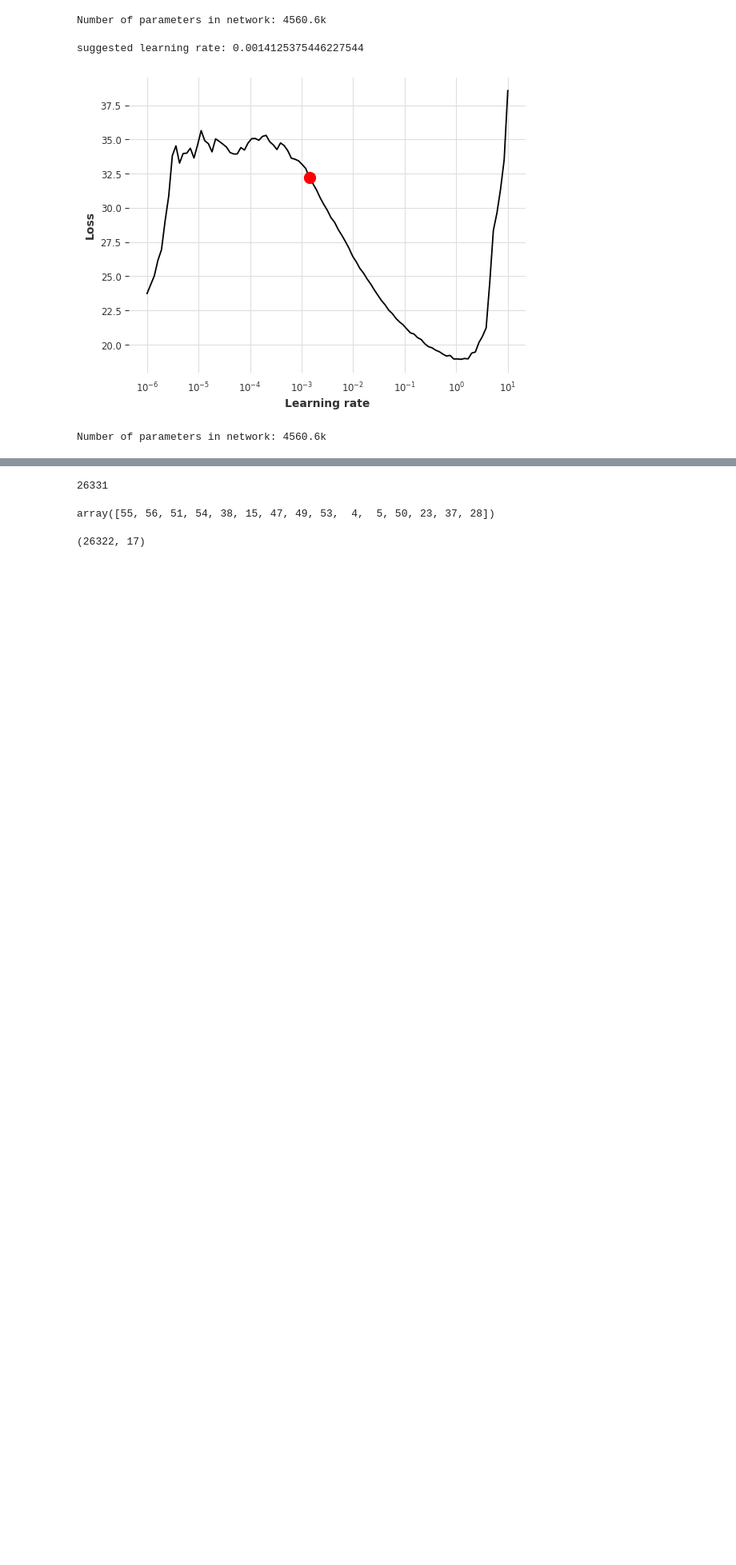
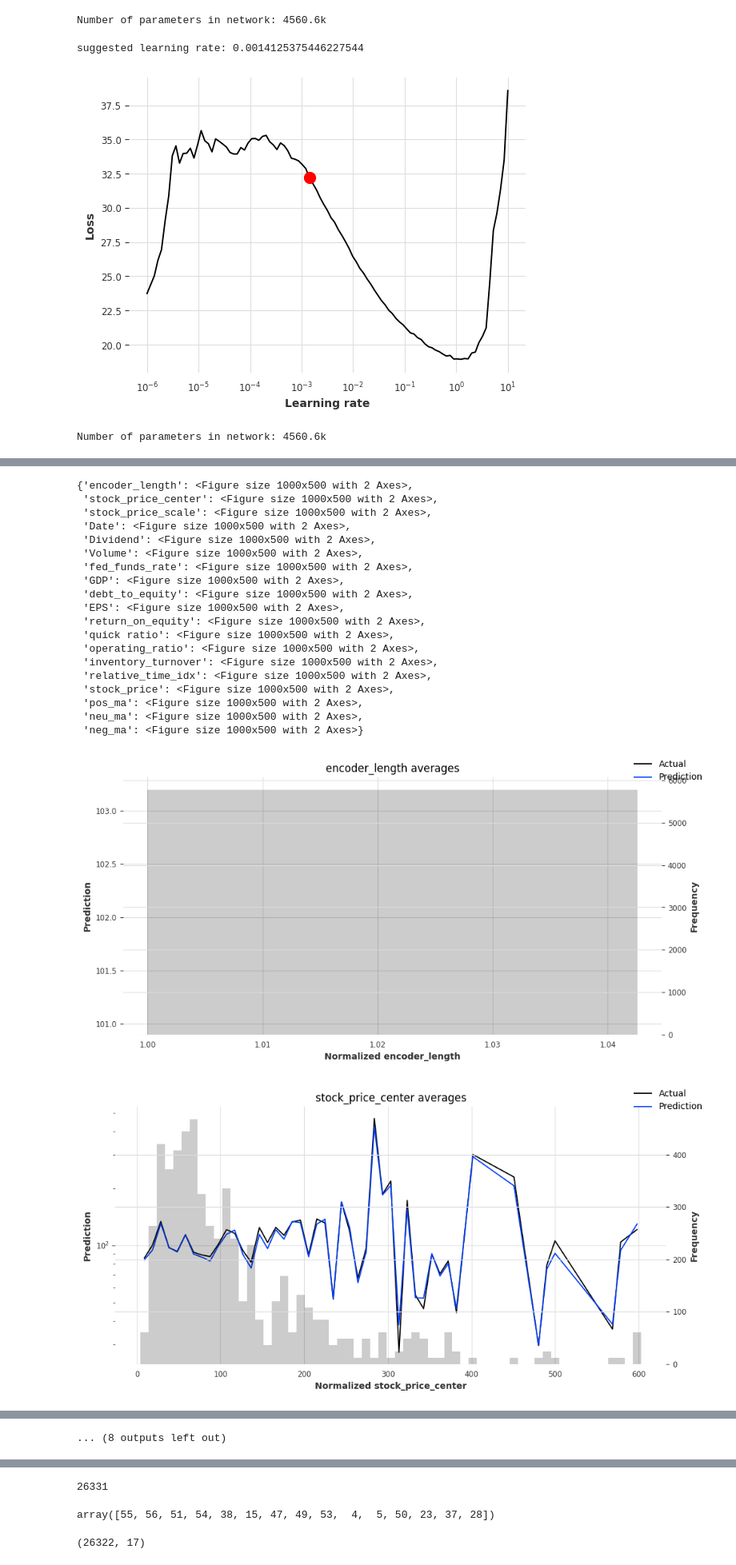
Before and after one commit to Noorasyikeen/InvestoInsight, a Jupyter notebook: notebooks/huiye-model.ipynb, the cells around one changed output, grey strips where cells are left out. Shown at 80% size. Cells and saved outputs as stored; diff of their text form; code cells hidden in the pictures; blank space fills up the shorter version.

```diff
--- a/notebooks/huiye-model.ipynb
+++ b/notebooks/huiye-model.ipynb
@@ -324,29 +428,32 @@ df_pytorch
 32914 rows × 18 columns
 # %%
 prediction_length=6
-train_split = df_pytorch["Index"].max() - prediction_length
+train_split = df_pytorch["time_idx"].max() - prediction_length * 2
 # %%
 # Create Multivariate TimeSeries instance
-dataset_pytorch = TimeSeriesDataSet(
-    df_pytorch[lambda x:x.Index <= train_split],
-    group_ids=['ticker_encoded'],
+training = TimeSeriesDataSet(
+    df_pytorch[lambda x:x.time_idx <= train_split],
+    group_ids=['Tickers'],
     target='stock_price',
-    time_idx='Index',
+    time_idx='time_idx',
     max_encoder_length=6,
-    max_prediction_length=6,
+    max_prediction_length=12,
+    static_categoricals=['Tickers'],
     time_varying_known_reals=["Date", "Dividend", 'Volume', 'fed_funds_rate', 'GDP',
                                'debt_to_equity', 'EPS', 'return_on_equity', 'quick ratio',
                                'operating_ratio', 'inventory_turnover'],
-    time_varying_unknown_categoricals=[],
+    # time_varying_unknown_categoricals=[],
     time_varying_unknown_reals=["stock_price", 'pos_ma','neu_ma', 'neg_ma'],
     target_normalizer=GroupNormalizer(
-        groups=['ticker_encoded'], transformation="softplus"
+        groups=['Tickers'], transformation="softplus"
     ),
     add_relative_time_idx=True,
     add_target_scales=True,
     add_encoder_length=True)
 # %%
-validation = TimeSeriesDataSet.from_dataset(dataset_pytorch, df_pytorch, predict=True, stop_randomization=True)
+# Create validation set
+# (predict=True) to predict last max_prediction_length points in time for each series
+validation = TimeSeriesDataSet.from_dataset(training, df_pytorch, predict=True, stop_randomization=True)
 # %%
 # Create dataloaders
 batch_size=64
@@ -434,8 +543,8 @@ trainer = pl.Trainer(
     logger=logger)
 
 tft = TemporalFusionTransformer.from_dataset(
-    dataset_pytorch,
-    learning_rate=0.0014,
+    training,
+    learning_rate=0.0018,
     hidden_size=160,
     attention_head_size=4,
     dropout=0.1,
@@ -512,0 +638,26 @@ for idx in range(10):  # plot 10 examples
+# %%
+predictions = best_tft.predict(val_dataloader, return_x=True, trainer_kwargs=dict(accelerator="cpu"))
+predictions_vs_actuals = best_tft.calculate_prediction_actual_by_variable(predictions.x, predictions.output)
+best_tft.plot_prediction_actual_by_variable(predictions_vs_actuals)
+# %% [output]
+{'encoder_length': <Figure size 1000x500 with 2 Axes>,
+ 'stock_price_center': <Figure size 1000x500 with 2 Axes>,
+ 'stock_price_scale': <Figure size 1000x500 with 2 Axes>,
+ 'Date': <Figure size 1000x500 with 2 Axes>,
+ 'Dividend': <Figure size 1000x500 with 2 Axes>,
+ 'Volume': <Figure size 1000x500 with 2 Axes>,
+ 'fed_funds_rate': <Figure size 1000x500 with 2 Axes>,
+ 'GDP': <Figure size 1000x500 with 2 Axes>,
+ 'debt_to_equity': <Figure size 1000x500 with 2 Axes>,
+ 'EPS': <Figure size 1000x500 with 2 Axes>,
+ 'return_on_equity': <Figure size 1000x500 with 2 Axes>,
+ 'quick ratio': <Figure size 1000x500 with 2 Axes>,
+ 'operating_ratio': <Figure size 1000x500 with 2 Axes>,
+ 'inventory_turnover': <Figure size 1000x500 with 2 Axes>,
+ 'relative_time_idx': <Figure size 1000x500 with 2 Axes>,
+ 'stock_price': <Figure size 1000x500 with 2 Axes>,
+ 'pos_ma': <Figure size 1000x500 with 2 Axes>,
+ 'neu_ma': <Figure size 1000x500 with 2 Axes>,
+ 'neg_ma': <Figure size 1000x500 with 2 Axes>}
+[figure, added]
+[figure, added]
@@ -512,0 +673 @@ for idx in range(10):  # plot 10 examples
+... (8 outputs left out)
```
Also changed, not shown: parts of 43 cells of this notebook.
